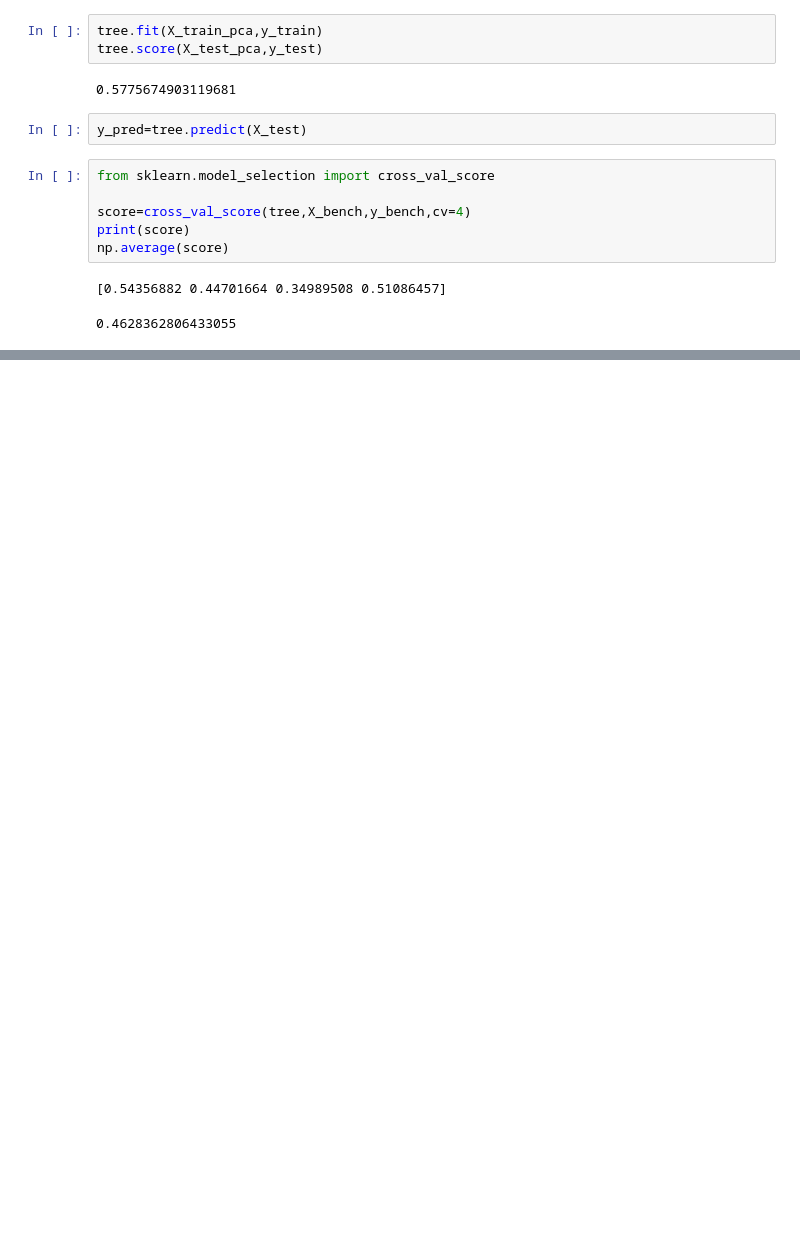
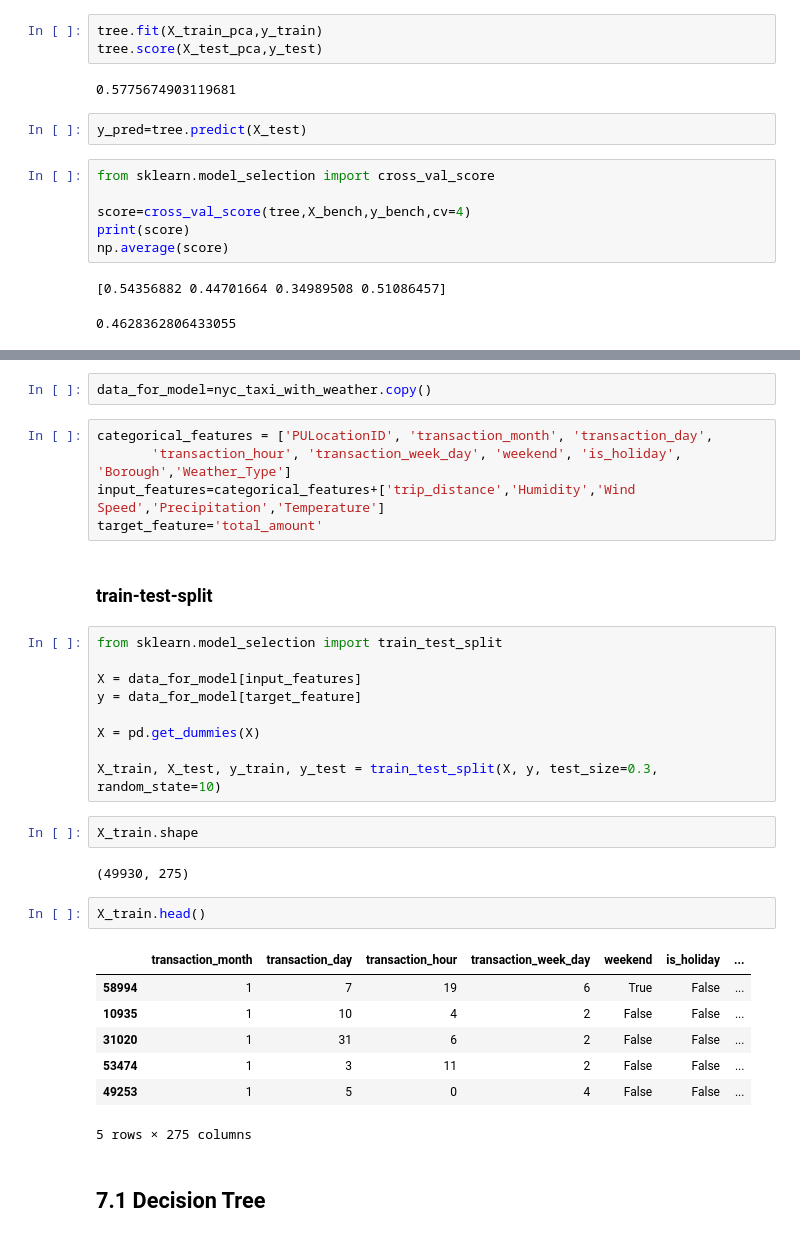
Before and after one commit to jaswanth1524/new-york-taxi-analysis, a Jupyter notebook: Presentable_Notebook.ipynb, the cells around one changed output, grey strips where cells are left out. Cells and saved outputs as stored; diff of their text form; blank space fills up the shorter version.

Commit message:
Performed some model training

```diff
--- a/Presentable_Notebook.ipynb
+++ b/Presentable_Notebook.ipynb
@@ -659,0 +662,34 @@ nyc_taxi_with_weather.head()
+# %%
+data_for_model=nyc_taxi_with_weather.copy()
+# %%
+categorical_features = ['PULocationID', 'transaction_month', 'transaction_day',
+       'transaction_hour', 'transaction_week_day', 'weekend', 'is_holiday', 'Borough','Weather_Type']
+input_features=categorical_features+['trip_distance','Humidity','Wind Speed','Precipitation','Temperature']
+target_feature='total_amount'
+# %% [markdown]
+### train-test-split
+# %%
+from sklearn.model_selection import train_test_split
+
+X = data_for_model[input_features]
+y = data_for_model[target_feature]
+
+X = pd.get_dummies(X)
+
+X_train, X_test, y_train, y_test = train_test_split(X, y, test_size=0.3, random_state=10)
+# %%
+X_train.shape
+# %% [output]
+(49930, 275)
+# %%
+X_train.head()
+# %% [output]
+|  | transaction_month | transaction_day | transaction_hour | transaction_week_day | weekend | is_holiday | ... |
+| 58994 | 1 | 7 | 19 | 6 | True | False | ... |
+| 10935 | 1 | 10 | 4 | 2 | False | False | ... |
+| 31020 | 1 | 31 | 6 | 2 | False | False | ... |
+| 53474 | 1 | 3 | 11 | 2 | False | False | ... |
+| 49253 | 1 | 5 | 0 | 4 | False | False | ... |
+5 rows × 275 columns
+# %% [markdown]
+## 7.1 Decision Tree
```
Also changed, not shown: parts of 74 cells of this notebook.
